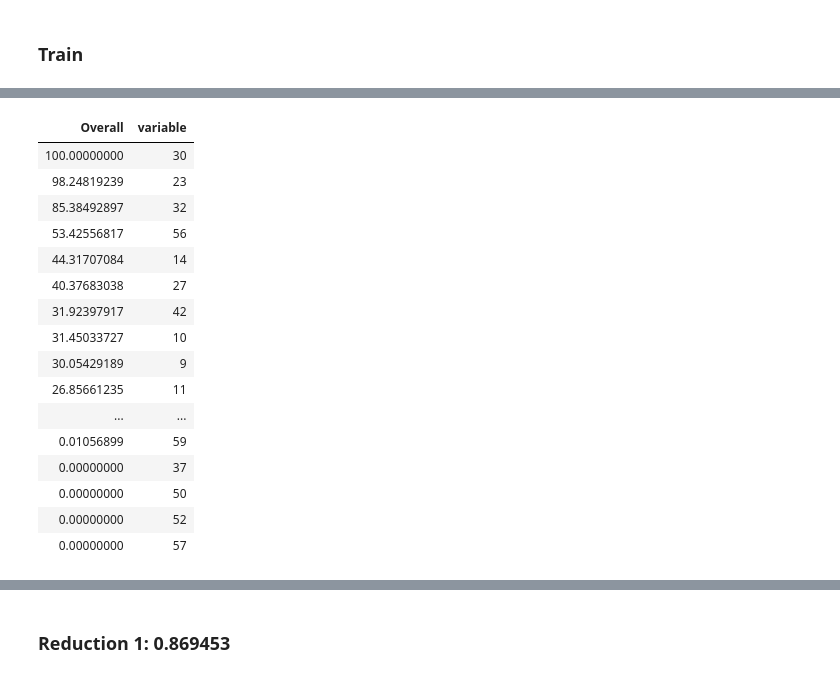
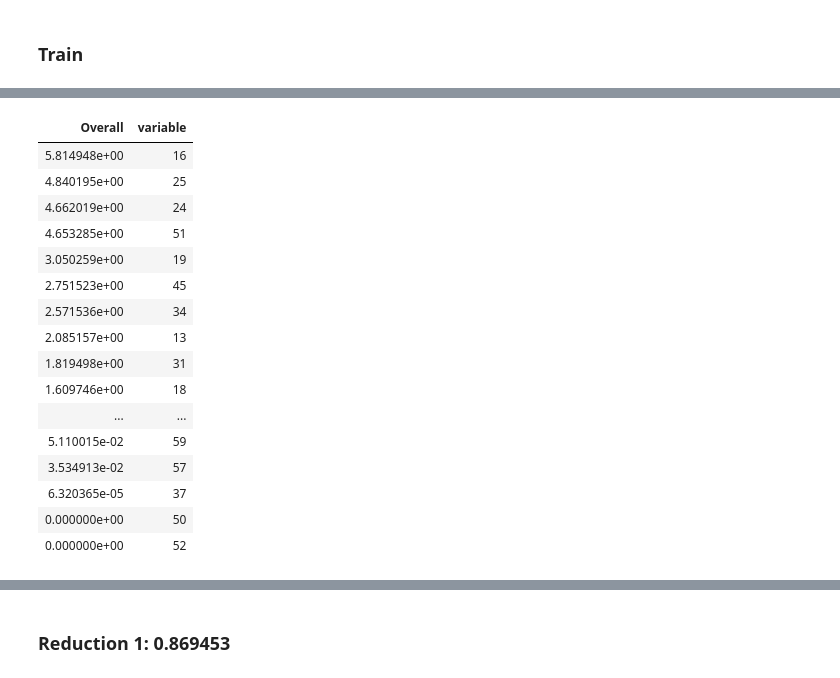
Before and after one commit to karaee/IE518Project, a Jupyter notebook: Project/Project1.ipynb, the cells around one changed output, grey strips where cells are left out. Cells and saved outputs as stored; diff of their text form; code cells hidden in the pictures.

```diff
--- a/Project/Project1.ipynb
+++ b/Project/Project1.ipynb
@@ -1049,23 +1019,23 @@ Area under the curve: 0.7624
 imptable = data.table(varImp(RF11)$importance)
 imptable[,variable := 1:dim(imptable)[1] ]
 imptable <- imptable[order(Overall ,decreasing = TRUE),]
-# %%
-imptable
-# %% [output]
-| Overall | variable |
-| 100.00000000 | 30 |
-| 98.24819239 | 23 |
-| 85.38492897 | 32 |
-| 53.42556817 | 56 |
-| 44.31707084 | 14 |
-| 40.37683038 | 27 |
-| 31.92397917 | 42 |
-| 31.45033727 | 10 |
-| 30.05429189 | 9 |
-| 26.85661235 | 11 |
-| ... | ... |
-| 0.01056899 | 59 |
-| 0.00000000 | 37 |
-| 0.00000000 | 50 |
-| 0.00000000 | 52 |
-| 0.00000000 | 57 |
+# %%
+tail(imptable,25)
+# %% [output]
+| Overall | variable |
+| 5.814948e+00 | 16 |
+| 4.840195e+00 | 25 |
+| 4.662019e+00 | 24 |
+| 4.653285e+00 | 51 |
+| 3.050259e+00 | 19 |
+| 2.751523e+00 | 45 |
+| 2.571536e+00 | 34 |
+| 2.085157e+00 | 13 |
+| 1.819498e+00 | 31 |
+| 1.609746e+00 | 18 |
+| ... | ... |
+| 5.110015e-02 | 59 |
+| 3.534913e-02 | 57 |
+| 6.320365e-05 | 37 |
+| 0.000000e+00 | 50 |
+| 0.000000e+00 | 52 |
```
Also changed, not shown: parts of 28 cells of this notebook.
